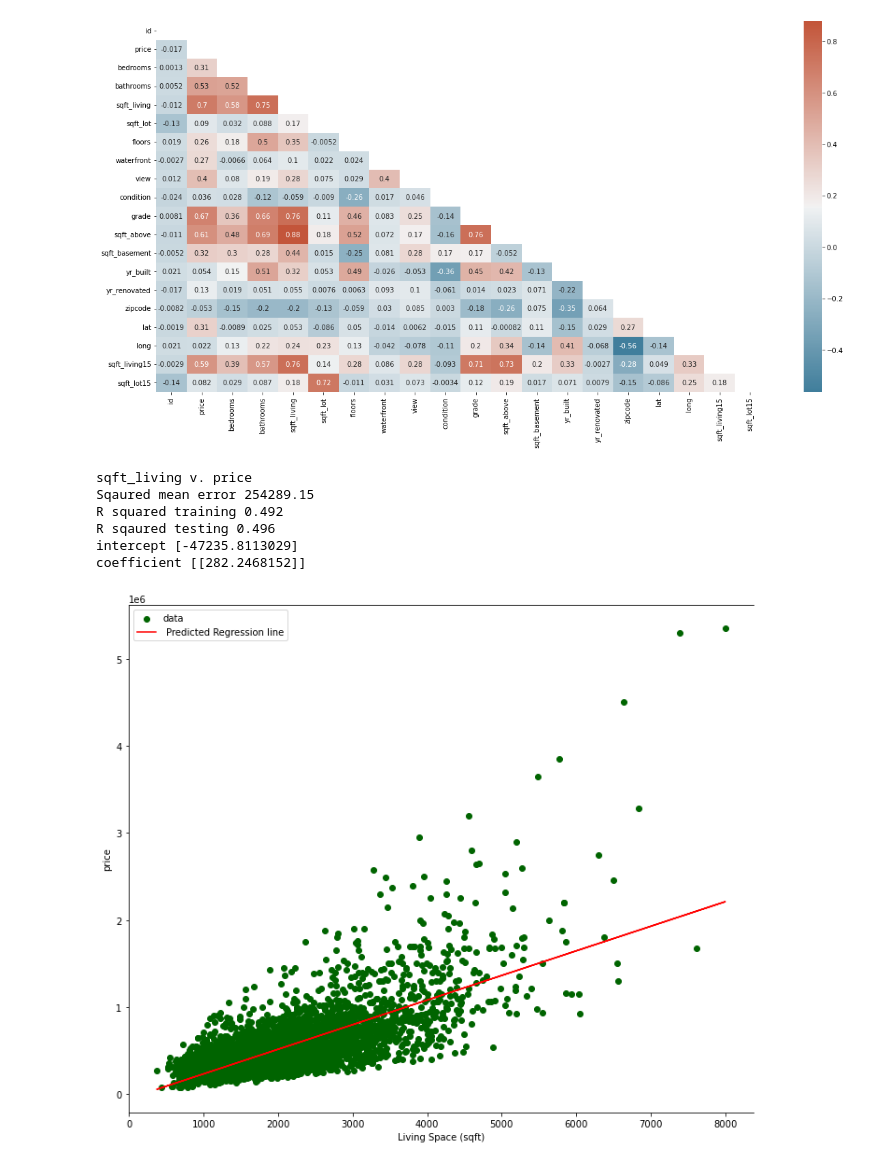
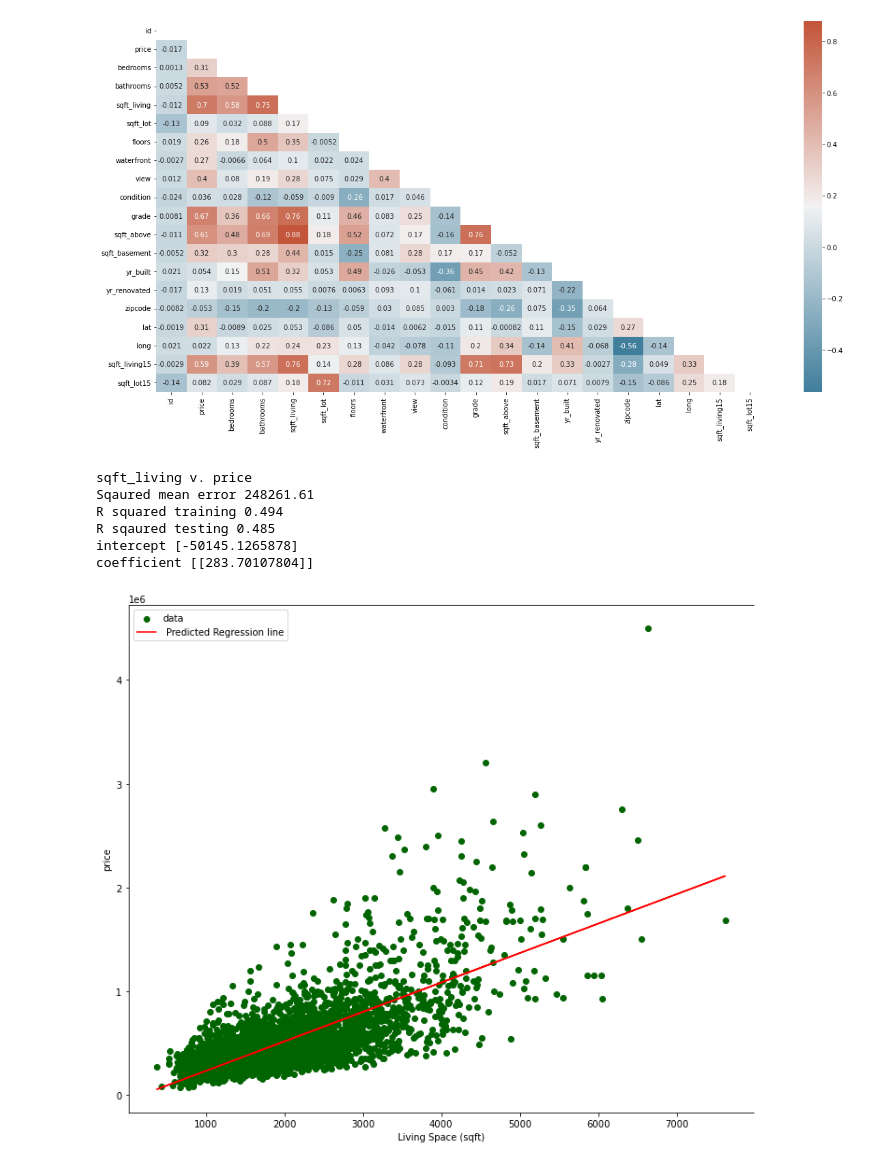
Before and after one commit to ernestod10/proyecto_ai1, a Jupyter notebook: Proyecto.ipynb, the cells around one changed output. Drawn from its saved outputs; the diff is of its cells as text; code cells hidden in the pictures.

```diff
--- a/Proyecto.ipynb
+++ b/Proyecto.ipynb
@@ -50,38 +50,38 @@ sns.heatmap(corr,annot=True,mask=mask,cmap=cmap)
 #3- grade v. price
 #4- sqft_living15 v. price
 # %%
-train_data,test_data=train_test_split(df,train_size=0.8,random_state=3)
+train_data,test_data=train_test_split(df,train_size=0.85,random_state=3)
 reg=linear_model.LinearRegression()
-x_train=np.array(train_data['sqft_living']).reshape(-1,1)
-y_train=np.array(train_data['price']).reshape(-1,1)
-reg.fit(x_train,y_train)
+x=np.array(train_data['sqft_living']).reshape(-1,1)
+y=np.array(train_data['price']).reshape(-1,1)
+reg.fit(x,y)
 
-x_test=np.array(test_data['sqft_living']).reshape(-1,1)
-y_test=np.array(test_data['price']).reshape(-1,1)
-pred=reg.predict(x_test)
+xt=np.array(test_data['sqft_living']).reshape(-1,1)
+yt=np.array(test_data['price']).reshape(-1,1)
+pred=reg.predict(xt)
 print('sqft_living v. price')
-mean_squared_error=metrics.mean_squared_error(y_test,pred)
+mean_squared_error=metrics.mean_squared_error(yt,pred)
 print('Sqaured mean error', round(np.sqrt(mean_squared_error),2))
-print('R squared training',round(reg.score(x_train,y_train),3))
-print('R sqaured testing',round(reg.score(x_test,y_test),3) )
+print('R squared training',round(reg.score(x,y),3))
+print('R sqaured testing',round(reg.score(xt,yt),3) )
 print('intercept',reg.intercept_)
 print('coefficient',reg.coef_)
 # %% [output]
 sqft_living v. price
-Sqaured mean error 254289.15
-R squared training 0.492
-R sqaured testing 0.496
-intercept [-47235.8113029]
-coefficient [[282.2468152]]
+Sqaured mean error 248261.61
+R squared training 0.494
+R sqaured testing 0.485
+intercept [-50145.1265878]
+coefficient [[283.70107804]]
 # %%
 _, ax = plt.subplots(figsize= (12, 10))
-plt.scatter(x_test, y_test, color= 'darkgreen', label = 'data')
-plt.plot(x_test, reg.predict(x_test), color='red', label= ' Predicted Regression line')
+plt.scatter(xt, yt, color= 'darkgreen', label = 'data')
+plt.plot(xt, reg.predict(xt), color='red', label= ' Predicted Regression line')
 plt.xlabel('Living Space (sqft)')
 plt.ylabel('price')
 plt.legend()
 plt.gca().spines['right'].set_visible(False)
 plt.gca().spines['right'].set_visible(False)
 # %% [output]
-[figure, old version]
+[figure, new version]
 # %%
```
Also changed, not shown: parts of 6 cells of this notebook.
